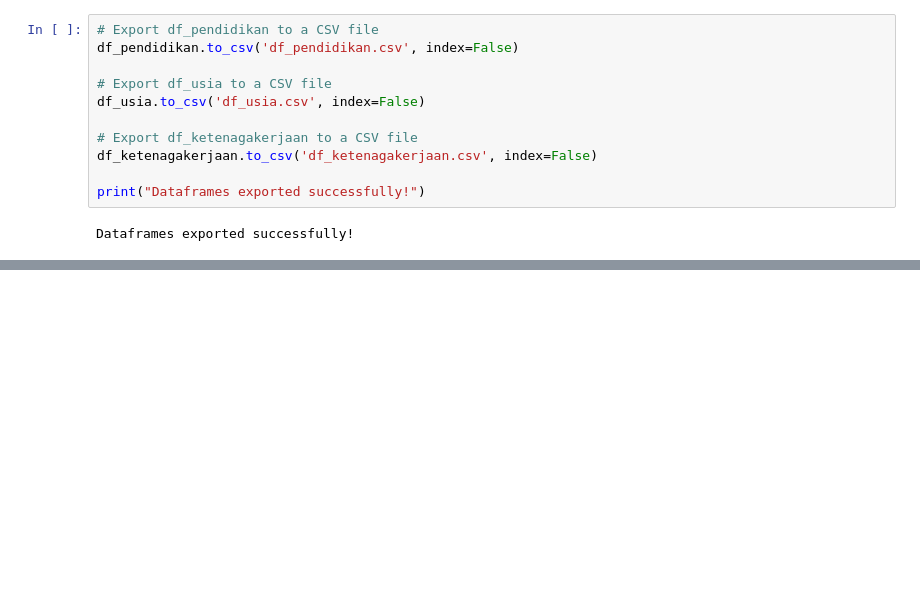
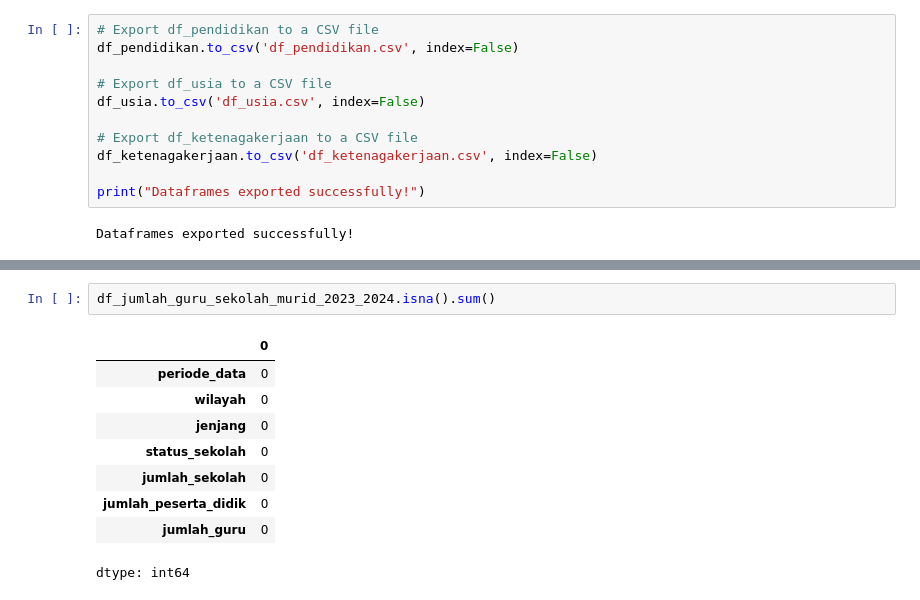
Before and after one commit to elanghairilanam/Portfolio-Data-Science, a Jupyter notebook: Data_Cleaning_for_Data_Demografi_dan_Sosial.ipynb, the cells around one changed output, grey strips where cells are left out. Drawn from its saved outputs; the diff is of its cells as text; blank space fills up the shorter version.

```diff
--- a/Data_Cleaning_for_Data_Demografi_dan_Sosial.ipynb
+++ b/Data_Cleaning_for_Data_Demografi_dan_Sosial.ipynb
@@ -189,0 +208,12 @@ Dataframes exported successfully!
+# %%
+df_jumlah_guru_sekolah_murid_2023_2024.isna().sum()
+# %% [output]
+|  | 0 |
+| periode_data | 0 |
+| wilayah | 0 |
+| jenjang | 0 |
+| status_sekolah | 0 |
+| jumlah_sekolah | 0 |
+| jumlah_peserta_didik | 0 |
+| jumlah_guru | 0 |
+dtype: int64
```
Also changed, not shown: parts of 5 cells of this notebook.
